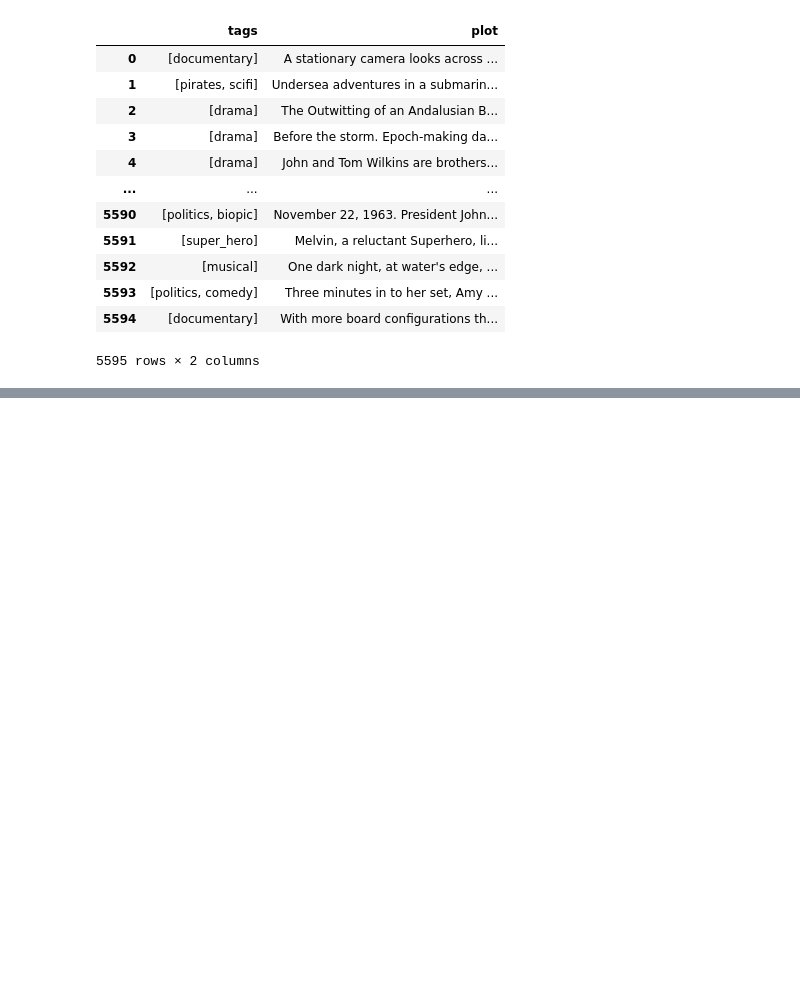
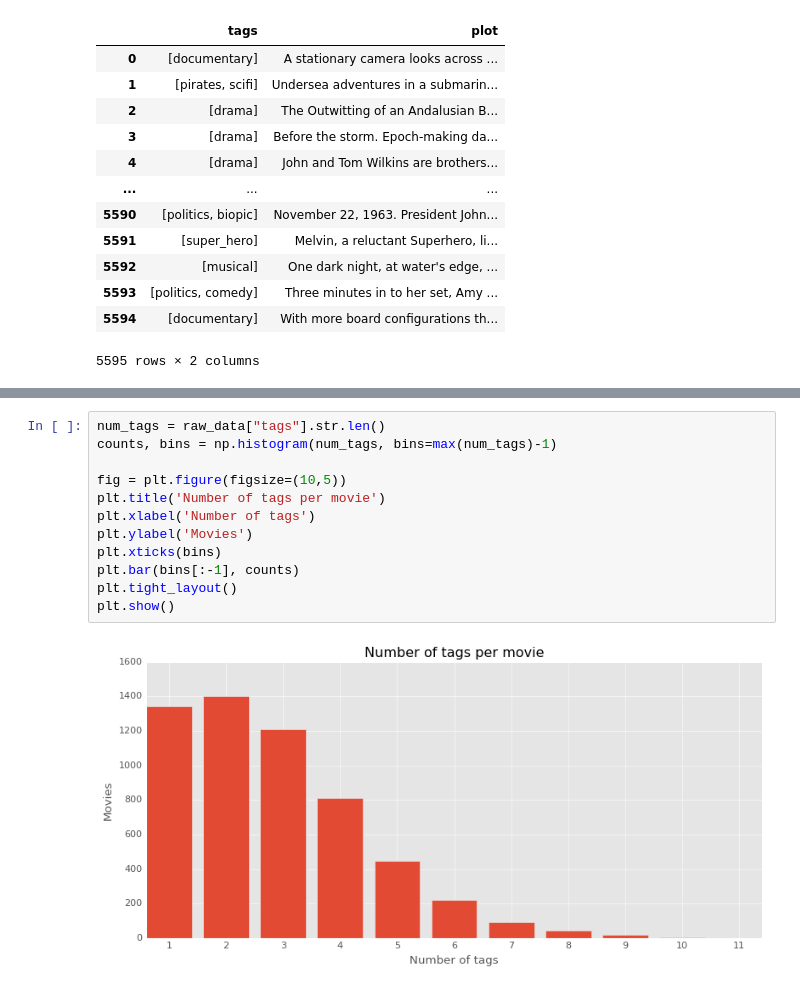
Before and after one commit to sancholp/nlp_movie_project, a Jupyter notebook: movie_synopsis.ipynb, the cells around one changed output, grey strips where cells are left out. Drawn from its saved outputs; the diff is of its cells as text; blank space fills up the shorter version.

```diff
--- a/movie_synopsis.ipynb
+++ b/movie_synopsis.ipynb
@@ -82,0 +84,14 @@ As we can see from the distribution of the tags, the dataset is quite unbalanced
+# %%
+num_tags = raw_data["tags"].str.len()
+counts, bins = np.histogram(num_tags, bins=max(num_tags)-1)
+
+fig = plt.figure(figsize=(10,5))
+plt.title('Number of tags per movie')
+plt.xlabel('Number of tags')
+plt.ylabel('Movies')
+plt.xticks(bins)
+plt.bar(bins[:-1], counts)
+plt.tight_layout()
+plt.show()
+# %% [output]
+[figure, added]
```
Also changed, not shown: parts of 16 cells of this notebook.
